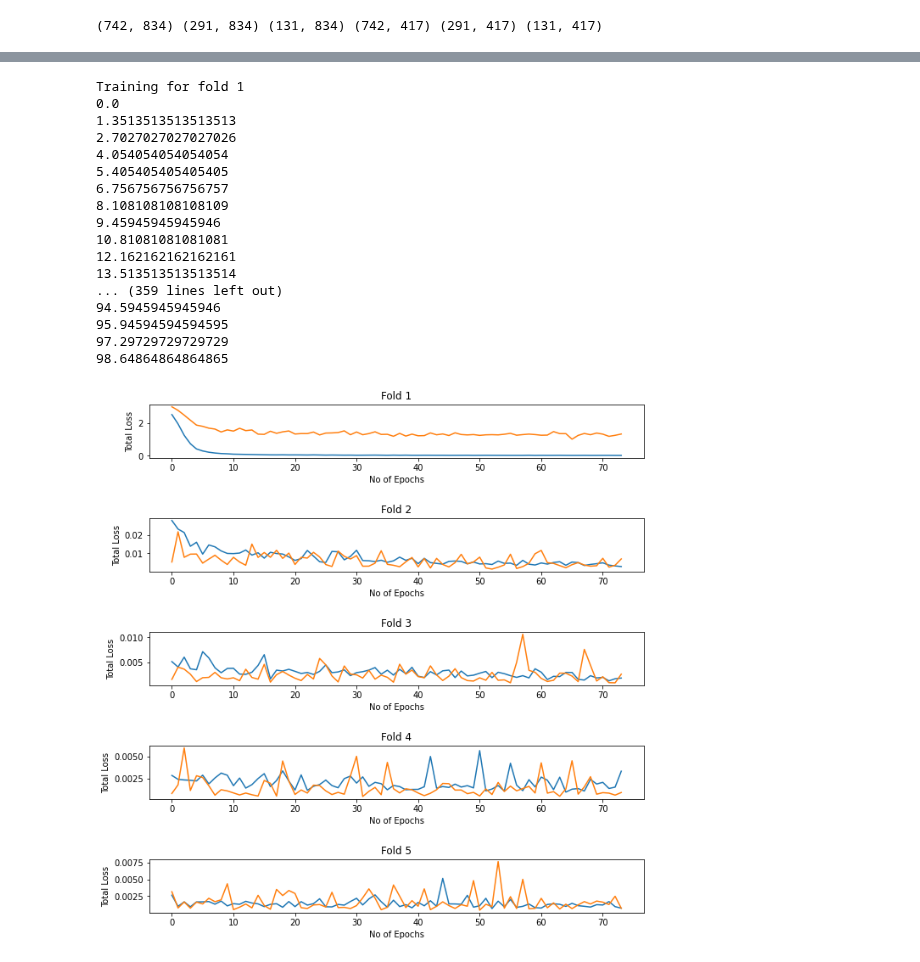
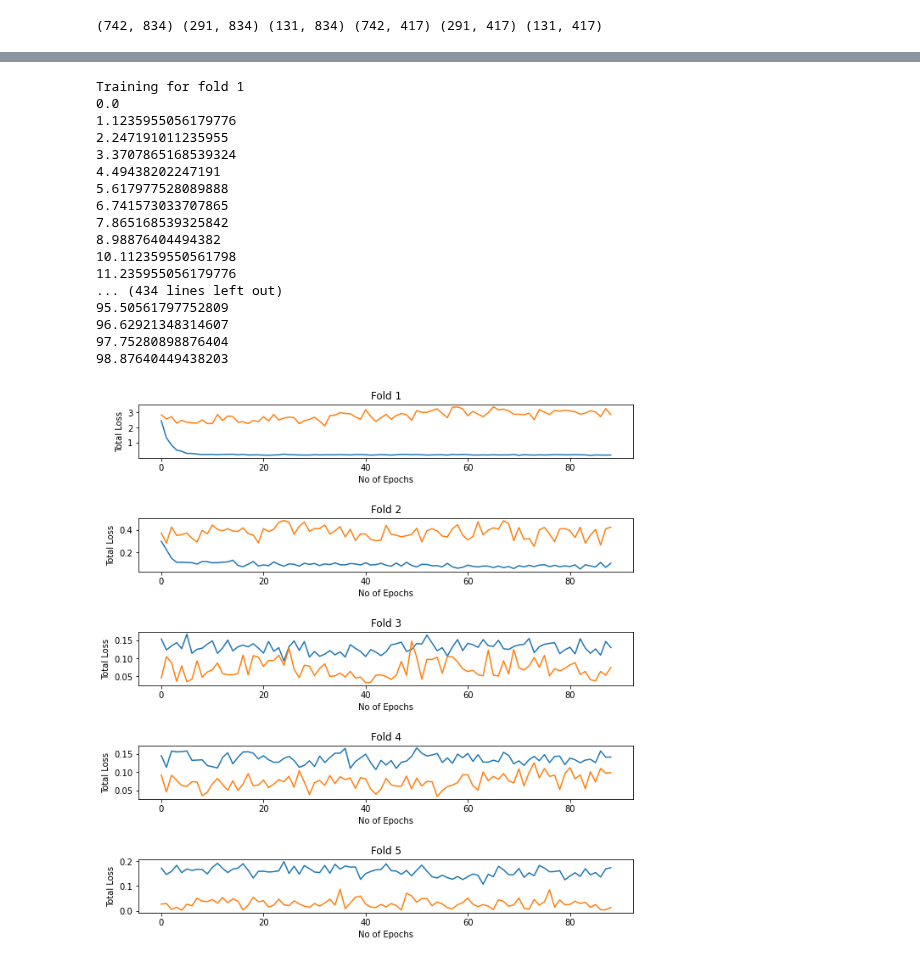
Before and after one commit to Saadman53/Thesis-Human-Activity-Recognition, a Jupyter notebook: Classification_CCA_Fusion(Sens+DMM_Sobel).ipynb, the cells around one changed output, grey strips where cells are left out. Drawn from its saved outputs; the diff is of its cells as text; code cells hidden in the pictures.

```diff
--- a/Classification_CCA_Fusion(Sens+DMM_Sobel).ipynb
+++ b/Classification_CCA_Fusion(Sens+DMM_Sobel).ipynb
@@ -96,7 +96,7 @@ import torch.nn as nn
 # Y_train_c = stats_cca.y_cancoef
 # %%
 gdrive_path = "drive/My Drive/Dataset/Final Dataset/Train Test Set/alexnet_DMM_Sobel_train_test_set.mat"
-sensor_path = "drive/My Drive/Dataset/Final Dataset/Train Test Set/sensor_features_acc_gyro_experimental.mat"
+sensor_path = "drive/My Drive/Dataset/Final Dataset/Train Test Set/sensor_train_test_set.mat"
 # %%
 dat1 = sio.loadmat(gdrive_path)
 dat2 = sio.loadmat(sensor_path)
@@ -262,7 +262,7 @@ outsize = np.unique(y_train).shape[0]
 dtype = torch.float
 best_parameters, values, experiment, model = optimize(
     parameters=[
-        {"name": "lr", "type": "range", "bounds": [1e-6, 0.2], "log_scale": True},
+        {"name": "lr", "type": "range", "bounds": [1e-3, 0.2], "log_scale": True},
         {"name": "batchsize", "type": "range", "bounds": [20, 100]},
         {"name": "momentum", "type": "range", "bounds": [0.0, 1.0]},
         {"name": "max_epoch", "type": "range", "bounds": [10, 100]},
@@ -544,28 +544,28 @@ render(plot_contour(model=model, param_x='batchsize', param_y='lr', metric_name=
 [interactive output not drawn]
 # %%
 start = time.time()
-best_model, y_pred = model_training_evaluation(X_train_c, X_test_c, y_train, y_test)
+best_model, y_pred = model_training_evaluation(X_train_s, X_test_s, y_train, y_test)
 end = time.time()
 training_time = end - start
 # %% [output]
 Training for fold 1
 0.0
-1.3513513513513513
-2.7027027027027026
-4.054054054054054
-5.405405405405405
-6.756756756756757
-8.108108108108109
-9.45945945945946
-10.81081081081081
-12.162162162162161
-13.513513513513514
-... (359 lines left out)
-94.5945945945946
-95.94594594594595
-97.29729729729729
-98.64864864864865
+1.1235955056179776
+2.247191011235955
+3.3707865168539324
+4.49438202247191
+5.617977528089888
+6.741573033707865
+7.865168539325842
+8.98876404494382
+10.112359550561798
+11.235955056179776
+... (434 lines left out)
+95.50561797752809
+96.62921348314607
+97.75280898876404
+98.87640449438203
-[figure, old version]
+[figure, new version]
 # %%
 print(f"Time took to train {training_time} seconds")
 # %% [output]
```
Also changed, not shown: parts of 12 cells of this notebook.
